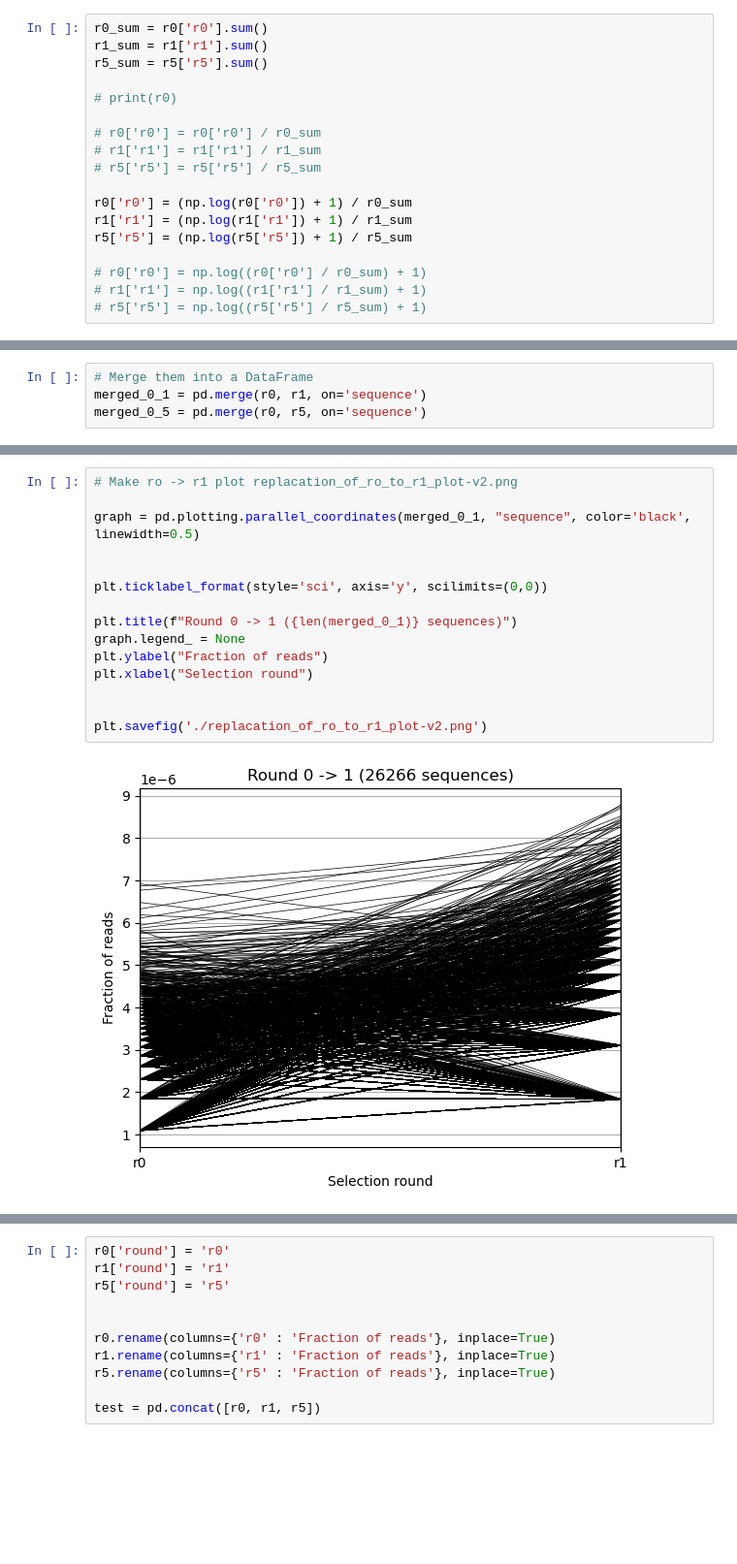
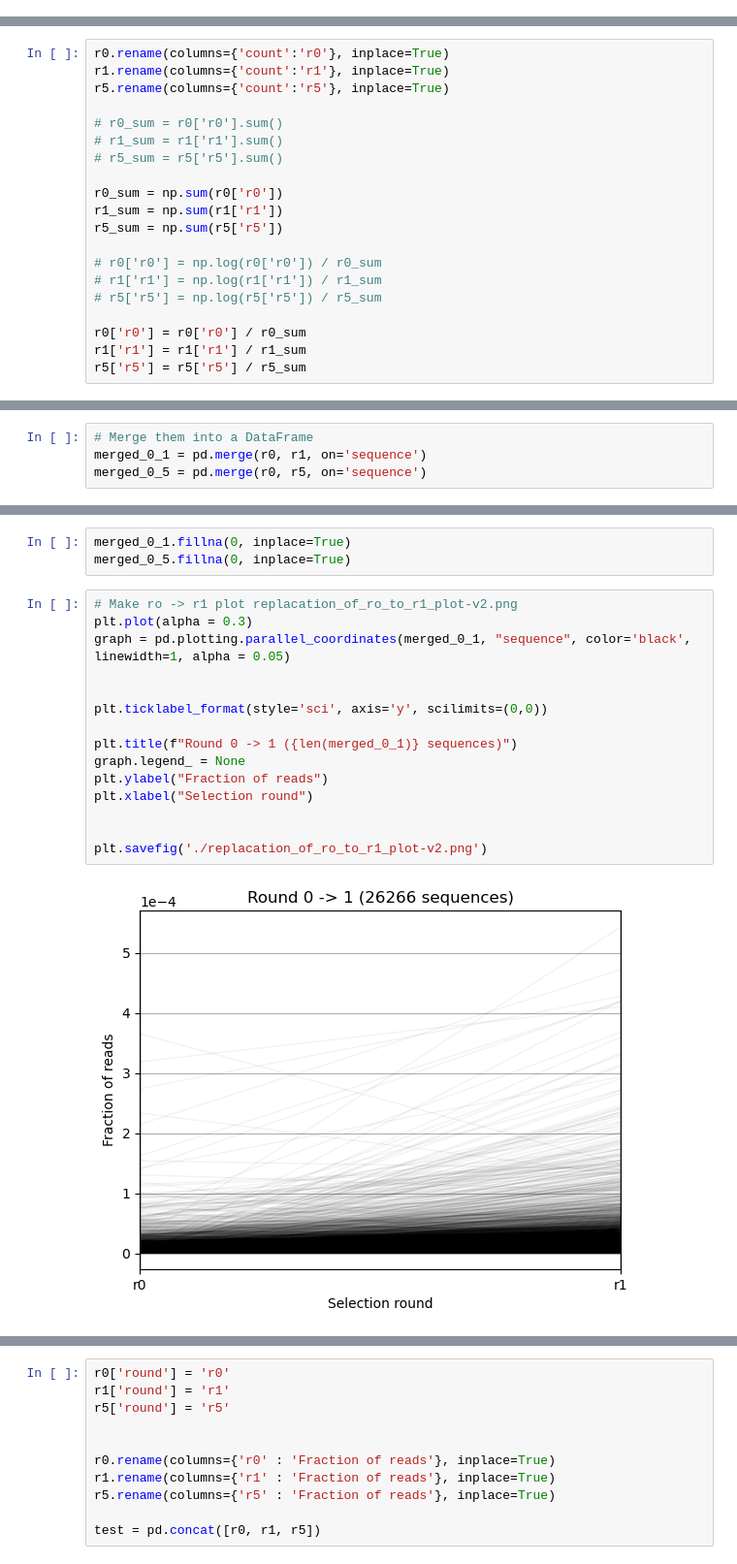
Before and after one commit to szsctt/aavolve_data, a Jupyter notebook: notebooks/2024-05-21_graph_replications.ipynb, the cells around one changed output, grey strips where cells are left out. Shown at 97% size. Saved outputs shown, nothing was run; the diff lists cells and outputs as text; blank space fills up the shorter version.

Commit message:
finished graphs

```diff
--- a/notebooks/2024-05-21_graph_replications.ipynb
+++ b/notebooks/2024-05-21_graph_replications.ipynb
@@ -135,18 +137,0 @@ this ir r5:  r5_np-cc_aa-seq-counts.tsv.gz
-# %%
-r0_sum = r0['r0'].sum()
-r1_sum = r1['r1'].sum()
-r5_sum = r5['r5'].sum()
-
-# print(r0)
-
-# r0['r0'] = r0['r0'] / r0_sum
-# r1['r1'] = r1['r1'] / r1_sum
-# r5['r5'] = r5['r5'] / r5_sum
-
-r0['r0'] = (np.log(r0['r0']) + 1) / r0_sum
-r1['r1'] = (np.log(r1['r1']) + 1) / r1_sum
-r5['r5'] = (np.log(r5['r5']) + 1) / r5_sum
-
-# r0['r0'] = np.log((r0['r0'] / r0_sum) + 1)
-# r1['r1'] = np.log((r1['r1'] / r1_sum) + 1)
-# r5['r5'] = np.log((r5['r5'] / r5_sum) + 1)
@@ -153,3 +154,23 @@ r5['r5'] = (np.log(r5['r5']) + 1) / r5_sum
+# %%
+r0.rename(columns={'count':'r0'}, inplace=True)
+r1.rename(columns={'count':'r1'}, inplace=True)
+r5.rename(columns={'count':'r5'}, inplace=True)
+
+# r0_sum = r0['r0'].sum()
+# r1_sum = r1['r1'].sum()
+# r5_sum = r5['r5'].sum()
+
+r0_sum = np.sum(r0['r0'])
+r1_sum = np.sum(r1['r1'])
+r5_sum = np.sum(r5['r5'])
+
+# r0['r0'] = np.log(r0['r0']) / r0_sum
+# r1['r1'] = np.log(r1['r1']) / r1_sum
+# r5['r5'] = np.log(r5['r5']) / r5_sum
+
+r0['r0'] = r0['r0'] / r0_sum
+r1['r1'] = r1['r1'] / r1_sum
+r5['r5'] = r5['r5'] / r5_sum
 # %%
 print(r0_sum)
 # print("r0: ", r0)
@@ -178,20 +215,23 @@ merged_0_5 = pd.merge(r0, r5, on='sequence')
+# %%
+merged_0_1.fillna(0, inplace=True)
+merged_0_5.fillna(0, inplace=True)
 # %%
 # Make ro -> r1 plot replacation_of_ro_to_r1_plot-v2.png
-
-graph = pd.plotting.parallel_coordinates(merged_0_1, "sequence", color='black', linewidth=0.5)
+plt.plot(alpha = 0.3)
+graph = pd.plotting.parallel_coordinates(merged_0_1, "sequence", color='black', linewidth=1, alpha = 0.05)
 
 
 plt.ticklabel_format(style='sci', axis='y', scilimits=(0,0))
 
 plt.title(f"Round 0 -> 1 ({len(merged_0_1)} sequences)")
 graph.legend_ = None
 plt.ylabel("Fraction of reads")
 plt.xlabel("Selection round")
 
 
 plt.savefig('./replacation_of_ro_to_r1_plot-v2.png')
 # %% [output]
-[figure, old version]
+[figure, new version]
 # %%
 # Make r0 -> r5 plot and save it into replacation_of_ro_to_r5_plot-v2.png
 
```
Also changed, not shown: parts of 9 cells of this notebook.
